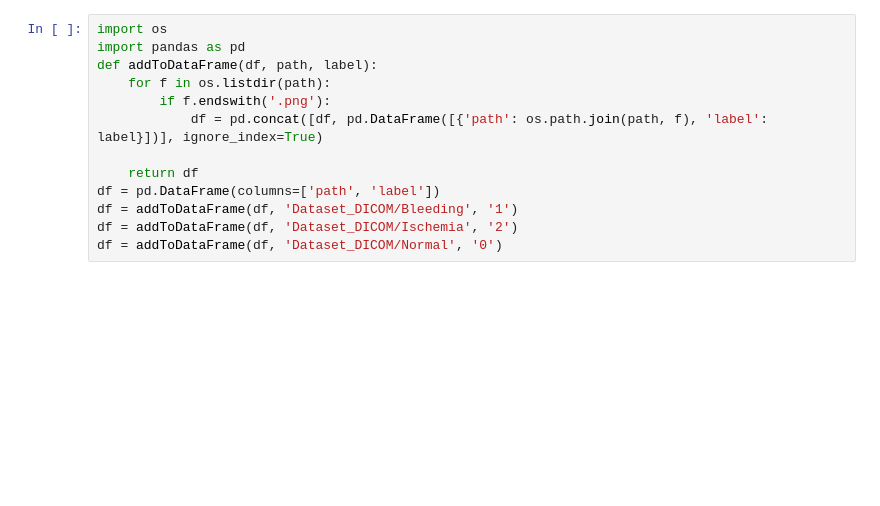
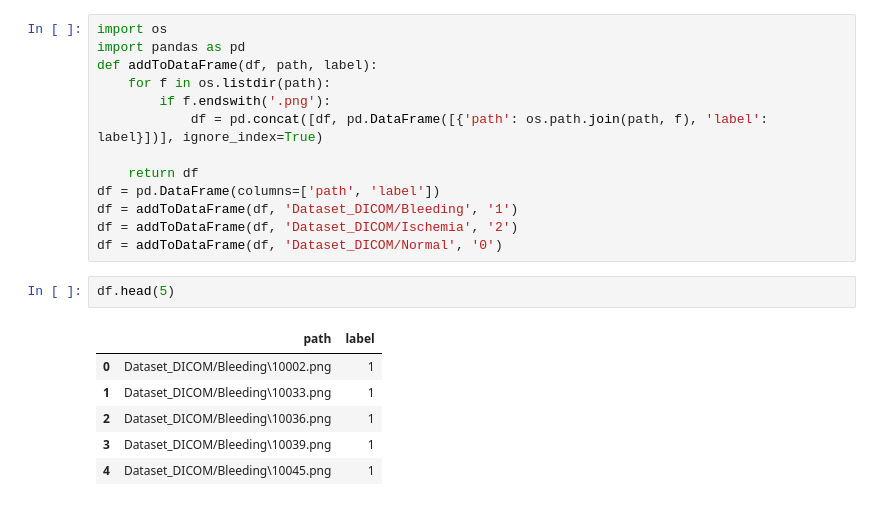
Before and after one commit to patrikpusztai10/AlexNet-with-SVM, a Jupyter notebook: AlexNet_SVM.ipynb, the cells around one changed output. Saved outputs shown, nothing was run; the diff lists cells and outputs as text; blank space fills up the shorter version.

```diff
--- a/AlexNet_SVM.ipynb
+++ b/AlexNet_SVM.ipynb
@@ -11,3 +13,12 @@ df = pd.DataFrame(columns=['path', 'label'])
 df = addToDataFrame(df, 'Dataset_DICOM/Bleeding', '1')
 df = addToDataFrame(df, 'Dataset_DICOM/Ischemia', '2')
 df = addToDataFrame(df, 'Dataset_DICOM/Normal', '0')
+# %%
+df.head(5)
+# %% [output]
+|  | path | label |
+| 0 | Dataset_DICOM/Bleeding\10002.png | 1 |
+| 1 | Dataset_DICOM/Bleeding\10033.png | 1 |
+| 2 | Dataset_DICOM/Bleeding\10036.png | 1 |
+| 3 | Dataset_DICOM/Bleeding\10039.png | 1 |
+| 4 | Dataset_DICOM/Bleeding\10045.png | 1 |
```
Also changed, not shown: parts of 13 cells of this notebook.
